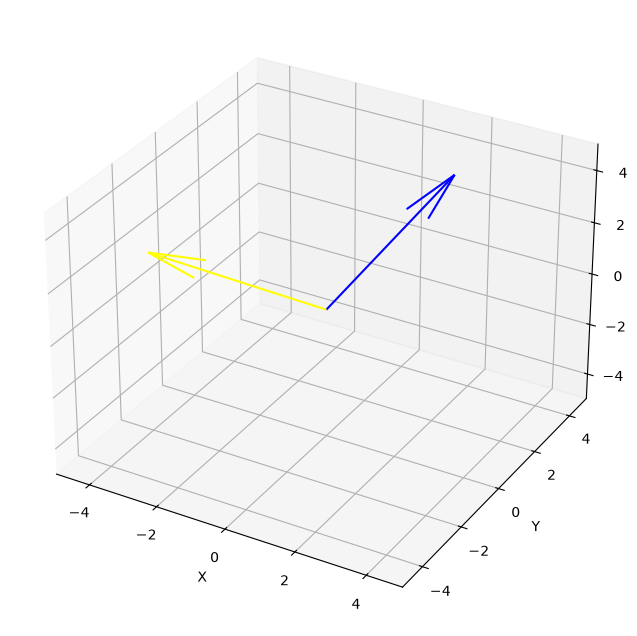
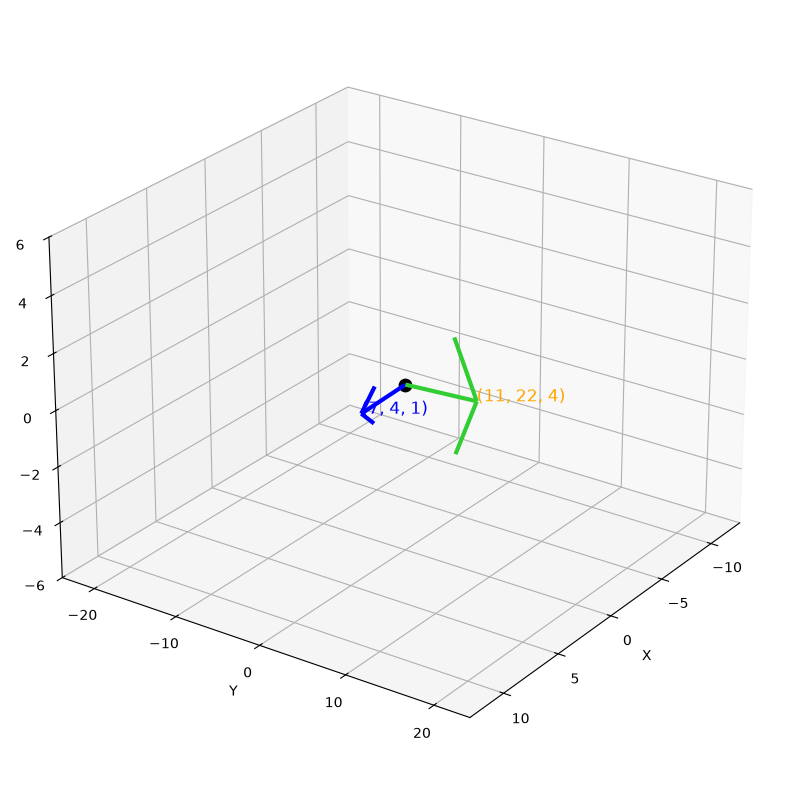
Code edit (unified diff) that turned the first committed figure into the second:
--- before
+++ after
@@ -1,20 +1,38 @@
 import matplotlib.pyplot as plt
 
-fig = plt.figure(figsize=(8, 8))
+fig = plt.figure(figsize=(12, 10))
+
 
 ax = fig.add_subplot(111, projection="3d") #Syntax --> fig.add_subplot(rows, columns, index)
+
+# Changing camera angle
+ax.view_init(elev=25, azim=35)
 
 '''
 I wrote projections = 3d so that it create a 3d axes
 '''
-v1 = [2, 3, 4]
-v2 = [-4, -2, 2]
+v1 = list(map(int, input("Enter the first vector : ").split()))
+v2 = list(map(int, input("Enter the second vector : ").split()))
 
-ax.quiver(
-    0, 0, 0,
-    v1[0], v1[1], v1[2],
-    color="blue"
+ax.quiver(0, 0, 0, v1[0], v1[1], v1[2], color="blue", linewidth = 3)
+ax.quiver(0, 0, 0, v2[0], v2[1], v2[2], color = "limegreen", linewidth = 3)
+
+
+ax.text(v1[0], v1[1], v1[2], f"({v1[0]}, {v1[1]}, {v1[2]})", fontsize=12, color="blue")
+ax.text(v2[0], v2[1], v2[2], f"({v2[0]}, {v2[1]}, {v2[2]})", fontsize=12, color="orange")
+
+ax.scatter(
+    0,
+    0,
+    0,
+    color="black",
+    s=80
 )
-ax.quiver(0, 0, 0, v2[0], v2[1], v2[2], color = "yellow")
+# Adjusting the graph according to the coordinates
+padding = 2
+
+x = max(abs(v1[0]), abs(v2[0]))
+y = max(abs(v1[1]), abs(v2[1]))
+z = max(abs(v1[2]), abs(v2[2]))
 
 ax.set_xlabel("X")
@@ -22,5 +40,7 @@
 ax.set_zlabel("Z")
 
-ax.set_xlim(-5, 5)
-ax.set_ylim(-5, 5)
-ax.set_zlim(-5, 5)
+ax.set_xlim(-(padding+x), padding+x)
+ax.set_ylim(-(padding+y), padding+y)
+ax.set_zlim(-(padding+z), padding+z)
+
+ax.grid(alpha=0.4)

Commit: Implement feature X to enhance user experience and optimize performance